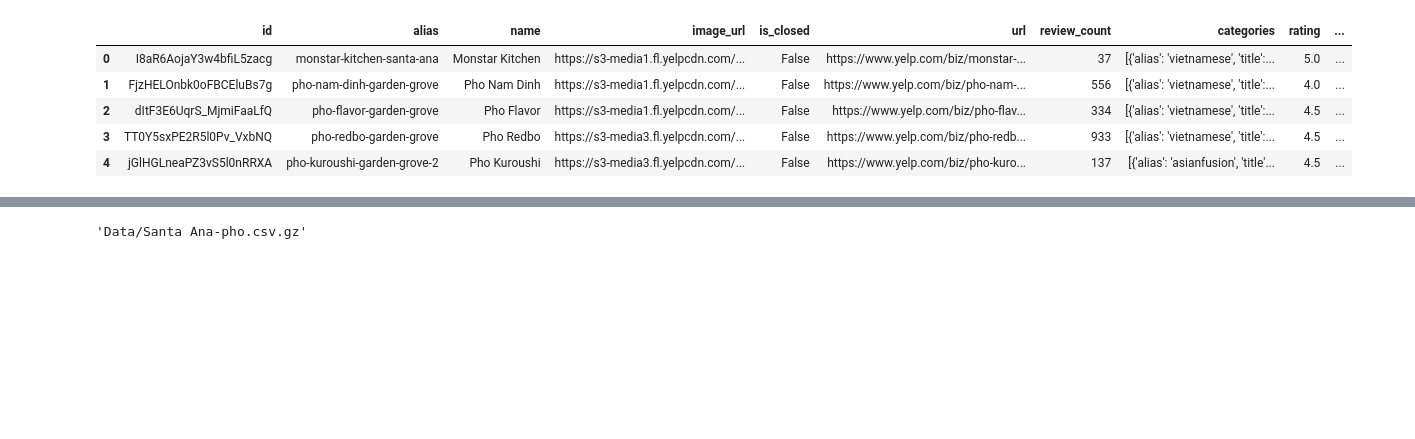
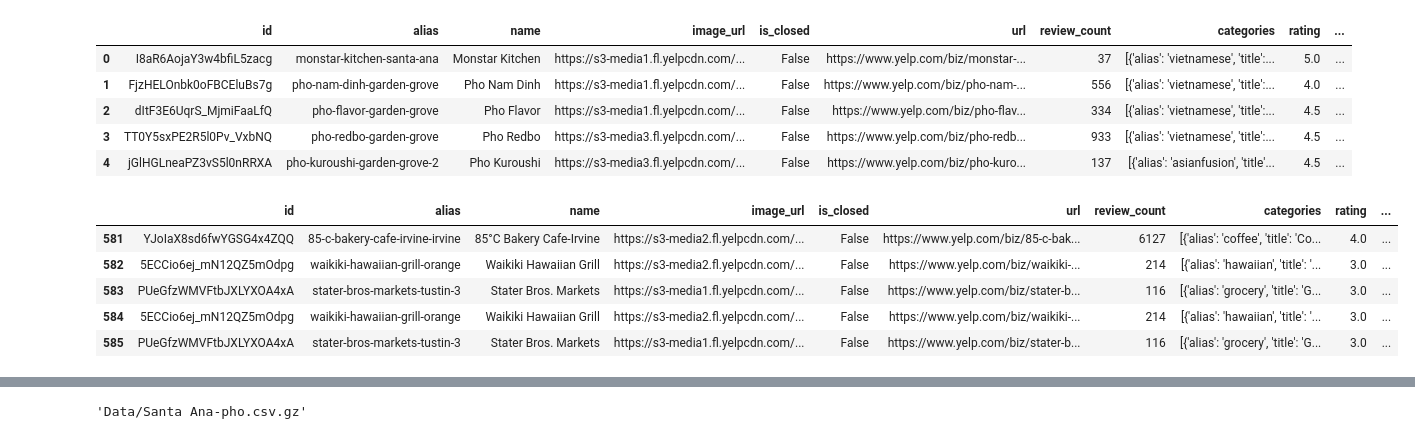
Before and after one commit to J4sonN/Yelp-API, a Jupyter notebook: Yelp API Calls.ipynb, the cells around one changed output, grey strips where cells are left out. Saved outputs shown, nothing was run; the diff lists cells and outputs as text; code cells hidden in the pictures; blank space fills up the shorter version.

```diff
--- a/Yelp API Calls.ipynb
+++ b/Yelp API Calls.ipynb
@@ -142,3 +141,12 @@ df.head()
 | 2 | dItF3E6UqrS_MjmiFaaLfQ | pho-flavor-garden-grove | Pho Flavor | https://s3-media1.fl.yelpcdn.com/... | False | https://www.yelp.com/biz/pho-flav... | 334 | [{'alias': 'vietnamese', 'title':... | 4.5 | ... |
 | 3 | TT0Y5sxPE2R5l0Pv_VxbNQ | pho-redbo-garden-grove | Pho Redbo | https://s3-media3.fl.yelpcdn.com/... | False | https://www.yelp.com/biz/pho-redb... | 933 | [{'alias': 'vietnamese', 'title':... | 4.5 | ... |
 | 4 | jGlHGLneaPZ3vS5l0nRRXA | pho-kuroushi-garden-grove-2 | Pho Kuroushi | https://s3-media3.fl.yelpcdn.com/... | False | https://www.yelp.com/biz/pho-kuro... | 137 | [{'alias': 'asianfusion', 'title'... | 4.5 | ... |
+# %%
+df.tail()
+# %% [output]
+|  | id | alias | name | image_url | is_closed | url | review_count | categories | rating | ... |
+| 581 | YJoIaX8sd6fwYGSG4x4ZQQ | 85-c-bakery-cafe-irvine-irvine | 85°C Bakery Cafe-Irvine | https://s3-media2.fl.yelpcdn.com/... | False | https://www.yelp.com/biz/85-c-bak... | 6127 | [{'alias': 'coffee', 'title': 'Co... | 4.0 | ... |
+| 582 | 5ECCio6ej_mN12QZ5mOdpg | waikiki-hawaiian-grill-orange | Waikiki Hawaiian Grill | https://s3-media2.fl.yelpcdn.com/... | False | https://www.yelp.com/biz/waikiki-... | 214 | [{'alias': 'hawaiian', 'title': '... | 3.0 | ... |
+| 583 | PUeGfzWMVFtbJXLYXOA4xA | stater-bros-markets-tustin-3 | Stater Bros. Markets | https://s3-media1.fl.yelpcdn.com/... | False | https://www.yelp.com/biz/stater-b... | 116 | [{'alias': 'grocery', 'title': 'G... | 3.0 | ... |
+| 584 | 5ECCio6ej_mN12QZ5mOdpg | waikiki-hawaiian-grill-orange | Waikiki Hawaiian Grill | https://s3-media2.fl.yelpcdn.com/... | False | https://www.yelp.com/biz/waikiki-... | 214 | [{'alias': 'hawaiian', 'title': '... | 3.0 | ... |
+| 585 | PUeGfzWMVFtbJXLYXOA4xA | stater-bros-markets-tustin-3 | Stater Bros. Markets | https://s3-media1.fl.yelpcdn.com/... | False | https://www.yelp.com/biz/stater-b... | 116 | [{'alias': 'grocery', 'title': 'G... | 3.0 | ... |
```
Also changed, not shown: parts of 3 cells of this notebook, 2 other files.
